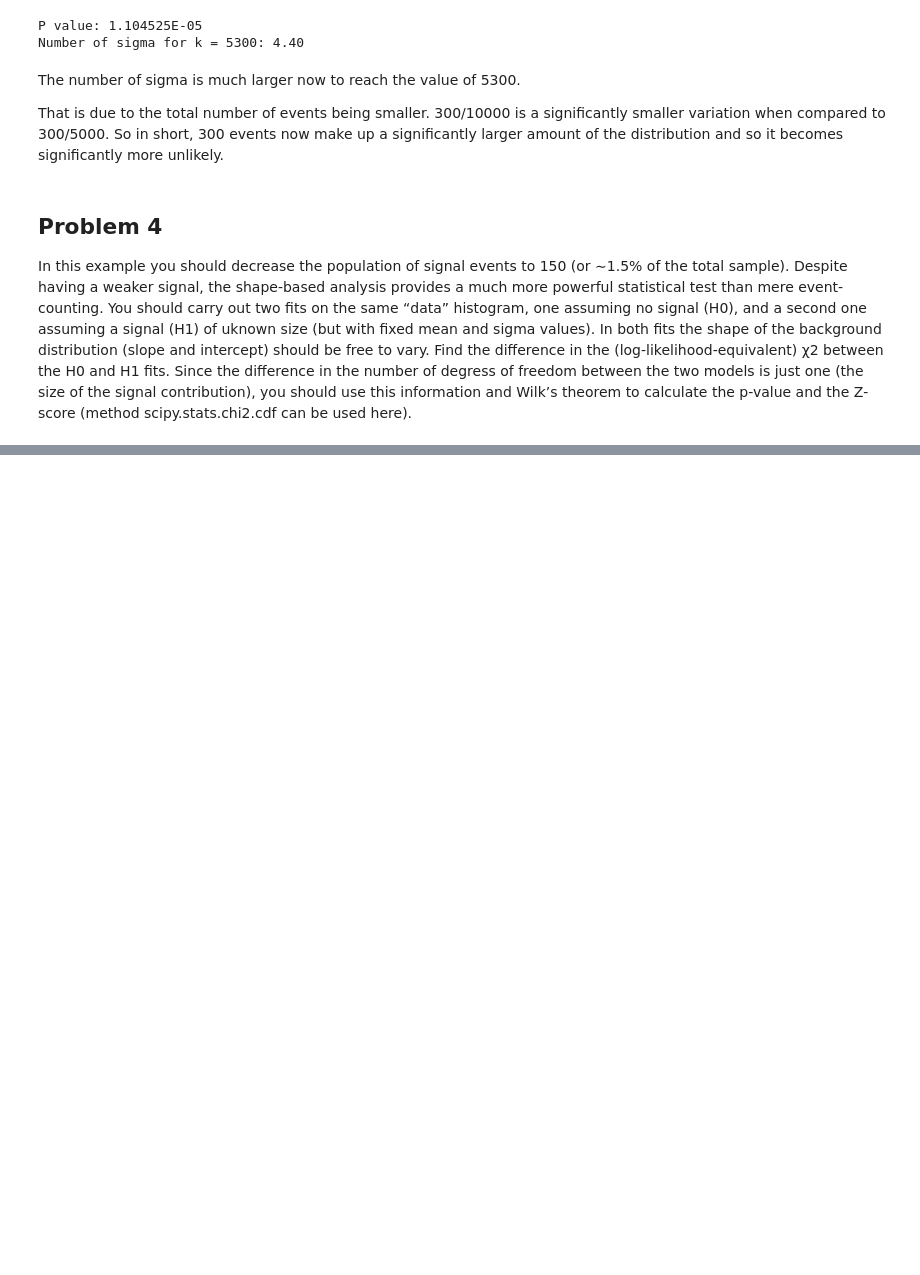
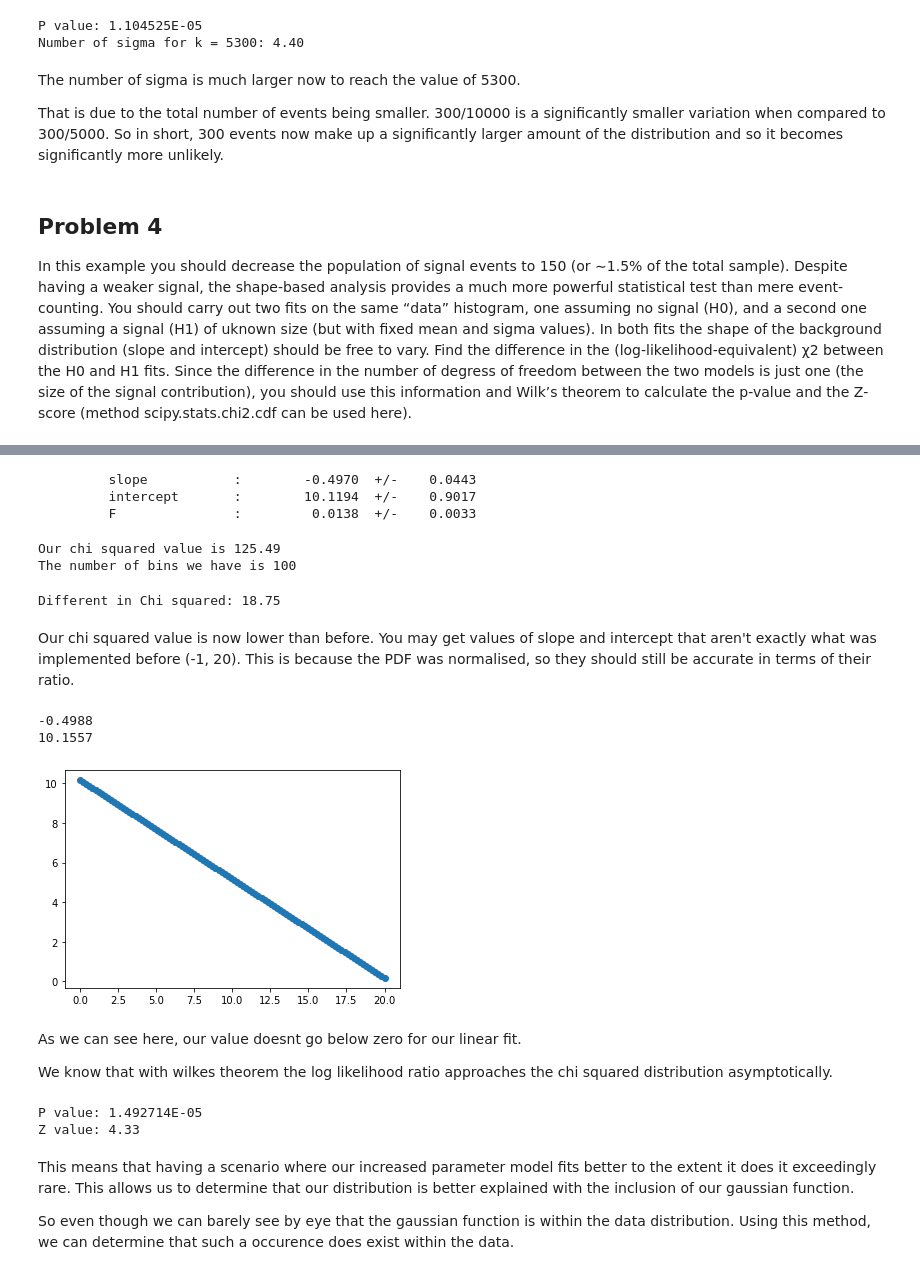
Before and after one commit to CasperMcTavish/DAML, a Jupyter notebook: CP5-WAITON-S1739002.ipynb, the cells around one changed output, grey strips where cells are left out. Saved outputs shown, nothing was run; the diff lists cells and outputs as text; code cells hidden in the pictures; blank space fills up the shorter version.

```diff
--- a/CP5-WAITON-S1739002.ipynb
+++ b/CP5-WAITON-S1739002.ipynb
@@ -394,0 +560,69 @@ data, sig_data, bgd_data = singleToyData(nevents_sig = 150, nevents_bdg = 10000)
+# %%
+# Setting up minuit
+o = Minuit(chisquaredgauss, slope = -0.5, intercept = 15, F=0.04)
+o.errors = [1,1,1]
+o.errordef=1
+
+result = o.migrad()
+
+showIminuitResult(("slope", "intercept", "F"), o)
+# %% [output]
+         slope           :        -0.4970  +/-    0.0443
+         intercept       :        10.1194  +/-    0.9017
+         F               :         0.0138  +/-    0.0033
+# %%
+# Chi squared for our value
+print("Our chi squared value is {:.2f}".format(o.fval))
+print("The number of bins we have is {}".format(nbins))
+# %% [output]
+Our chi squared value is 125.49
+The number of bins we have is 100
+# %%
+# Calculating the difference
+print("Different in Chi squared: {:.2f}".format(n.fval - o.fval))
+# %% [output]
+Different in Chi squared: 18.75
+# %% [markdown]
+Our chi squared value is now lower than before. You may get values of slope and intercept that aren't exactly what was implemented before (-1, 20). This is because the PDF was normalised, so they should still be accurate in terms of their ratio.
+# %%
+# plot linear fit to show that it doesnt go below zero.
+# from the iminuit visualisation function from above
+values = n.values
+fstr = "{0:8.4f}"
+print(float(fstr.format(values[0])))
+print(float(fstr.format(values[1])))
+mf = float(fstr.format(values[0]))
+interceptf = float(fstr.format(values[1]))
+
+# Plotting
+linear_fit = []
+x = np.linspace(0,20,nbins)
+for i in range(nbins):
+    linear_fit.append(lin(x[i], mf, interceptf))
+
+plt.scatter(x,linear_fit)
+plt.show()
+# %% [output]
+-0.4988
+10.1557
+[figure, added]
+# %% [markdown]
+As we can see here, our value doesnt go below zero for our linear fit.
+
+We know that with wilkes theorem the log likelihood ratio approaches the chi squared distribution asymptotically.
+# %%
+from scipy import stats
+# Finding the p value and z score
+dof = 1
+chi_squared_diff = n.fval - o.fval
+# take the chi2.cdf to find the probability that one dof creates a difference in chi_squared that we get
+pval = 1-stats.chi2.cdf(chi_squared_diff, dof)
+n_sigmas = erfinv(1 - pval) * np.sqrt(2)
+print("P value: {:E}\nZ value: {:.2f}".format(pval, n_sigmas))
+# %% [output]
+P value: 1.492714E-05
+Z value: 4.33
+# %% [markdown]
+This means that having a scenario where our increased parameter model fits better to the extent it does it exceedingly rare. This allows us to determine that our distribution is better explained with the inclusion of our gaussian function.
+
+So even though we can barely see by eye that the gaussian function is within the data distribution. Using this method, we can determine that such a occurence does exist within the data.
```
Also changed, not shown: parts of 18 cells of this notebook.
